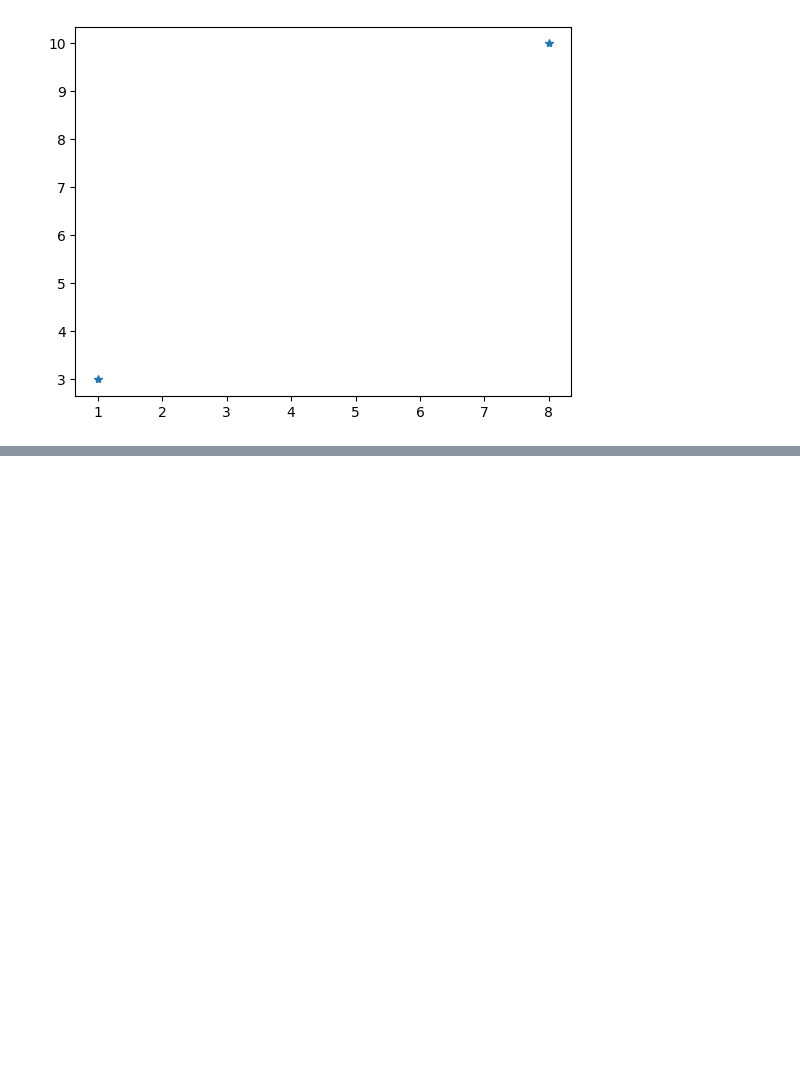
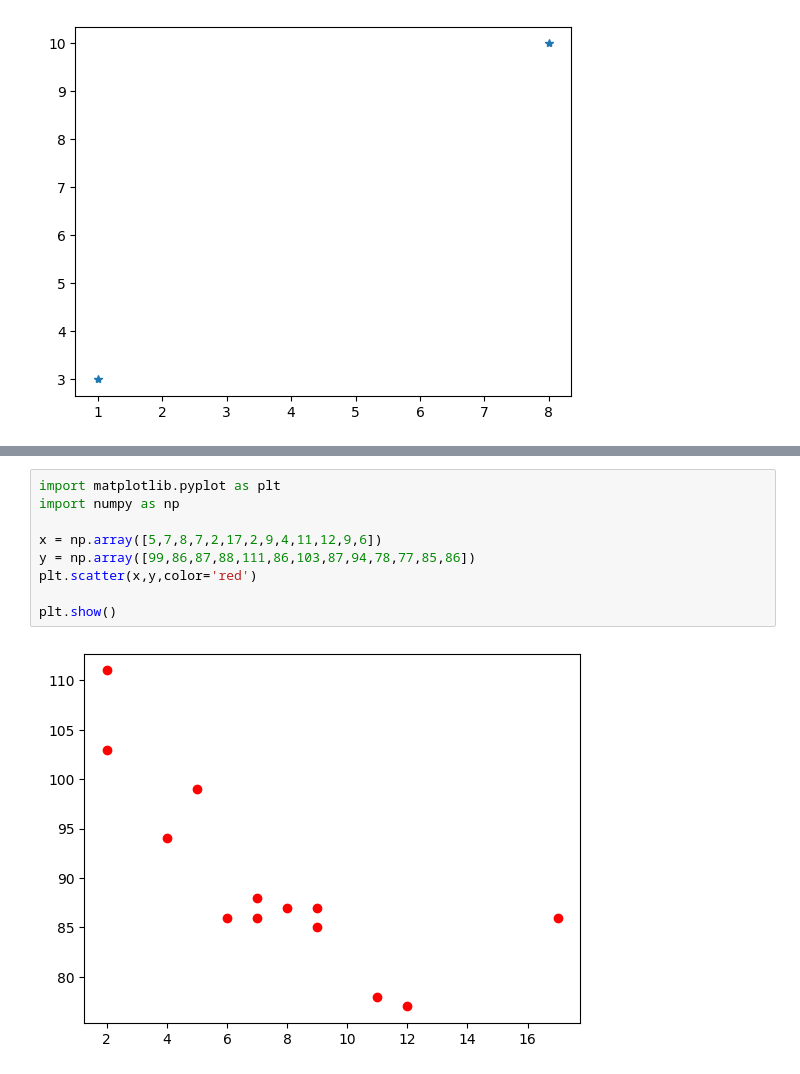
Before and after one commit to ingenziart/w3-django, a Jupyter notebook: Untitled11.ipynb, the cells around one changed output, grey strips where cells are left out. Drawn from its saved outputs; the diff is of its cells as text; blank space fills up the shorter version.

```diff
--- a/Untitled11.ipynb
+++ b/Untitled11.ipynb
@@ -270,0 +272,11 @@ plt.show()
+# %%
+import matplotlib.pyplot as plt
+import numpy as np
+
+x = np.array([5,7,8,7,2,17,2,9,4,11,12,9,6])
+y = np.array([99,86,87,88,111,86,103,87,94,78,77,85,86])
+plt.scatter(x,y,color='red')
+
+plt.show()
+# %% [output]
+[figure, added]
```
Also changed, not shown: parts of 4 cells of this notebook.
